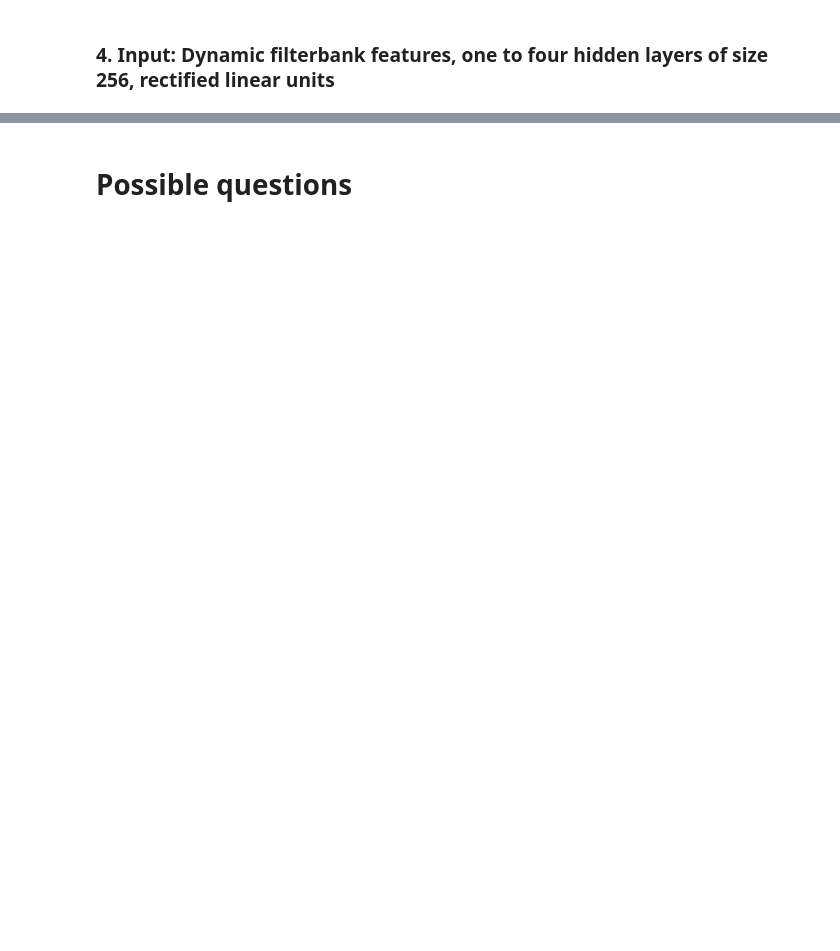
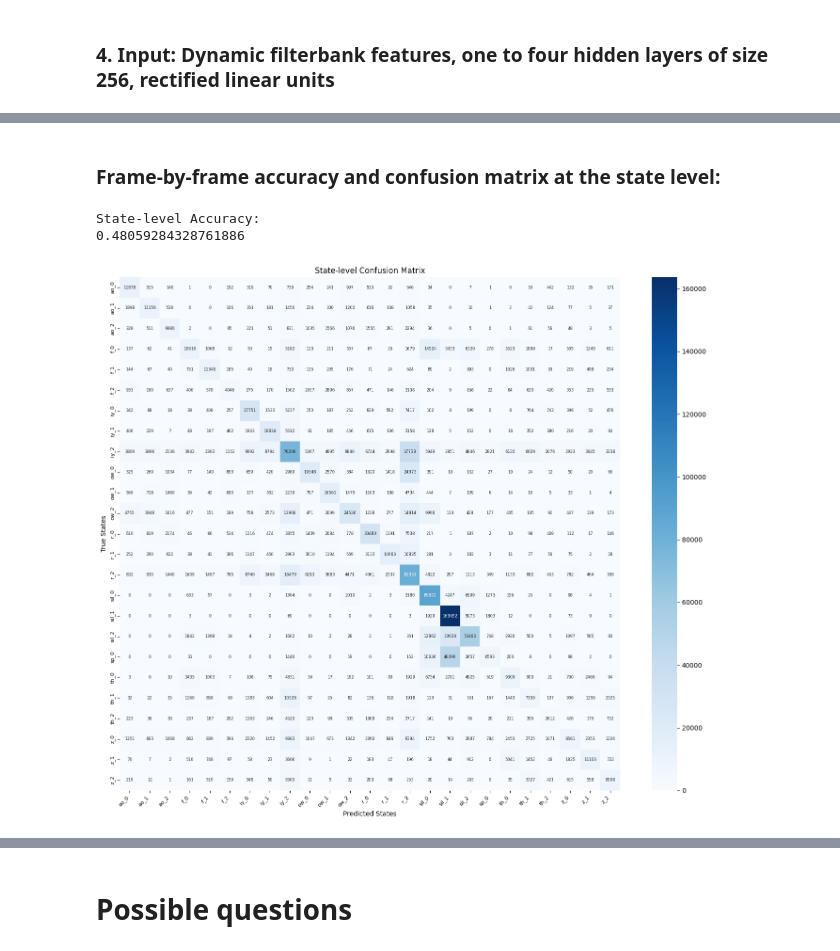
Before and after one commit to didwdidw/DT2119-Speech-and-Speaker-Recognition, a Jupyter notebook: lab3/lab3.ipynb, the cells around one changed output, grey strips where cells are left out. Cells and saved outputs as stored; diff of their text form; code cells hidden in the pictures; blank space fills up the shorter version.

```diff
--- a/lab3/lab3.ipynb
+++ b/lab3/lab3.ipynb
@@ -690,0 +710,10 @@ Test Accuracy: 0.4672
+# %%
+input_size = 91
+epochs = 10
+model = PhonemeDNN(input_size, num_classes, num_hidden_layers=1)
+
+train_accuracies, val_accuracies = train_model(model, dlmfcc_train_x, train_y, dlmfcc_val_x, val_y, dlmfcc_test_x, test_y, batch_size=batch_size, epochs=epochs, learning_rate=learning_rate)
+
+model.eval()  # Set model to evaluation mode
+outputs = model(dlmfcc_test_x)
+posteriors = torch.softmax(outputs, dim=1).detach().numpy()
@@ -690,0 +732,29 @@ Test Accuracy: 0.4672
+# %% [markdown]
+### Frame-by-frame accuracy and confusion matrix at the state level:
+# %%
+from sklearn.metrics import accuracy_score, confusion_matrix
+
+predicted_indices = torch.argmax(outputs, dim=1).tolist()
+true_indices = torch.argmax(test_y, dim=1).tolist()
+state_level_accuracy = accuracy_score(true_indices, predicted_indices)
+print(f"State-level Accuracy: \n{state_level_accuracy}\n")
+
+all_unique_state_indices = sorted(set(predicted_indices + true_indices))
+all_unique_states = [stateList[idx] for idx in all_unique_state_indices]
+state_level_cm = confusion_matrix(true_indices, predicted_indices, labels=all_unique_state_indices)
+
+# Plot the confusion matrix
+plt.figure(figsize=(14, 12))
+ax = sns.heatmap(state_level_cm, annot=True, fmt="d", cmap="Blues",
+                 xticklabels=all_unique_states, yticklabels=all_unique_states, annot_kws={"size": 6})
+plt.xticks(rotation=45, ha="right", fontsize=8)
+plt.yticks(fontsize=8)
+plt.xlabel('Predicted States', fontsize=10)
+plt.ylabel('True States', fontsize=10)
+plt.title('State-level Confusion Matrix', fontsize=12)
+plt.tight_layout()  # Adjust layout to ensure everything fits without overlap
+plt.show()
+# %% [output]
+State-level Accuracy:
+0.48059284328761886
+[figure, added]
```
Also changed, not shown: parts of 22 cells of this notebook, 1 other file.
